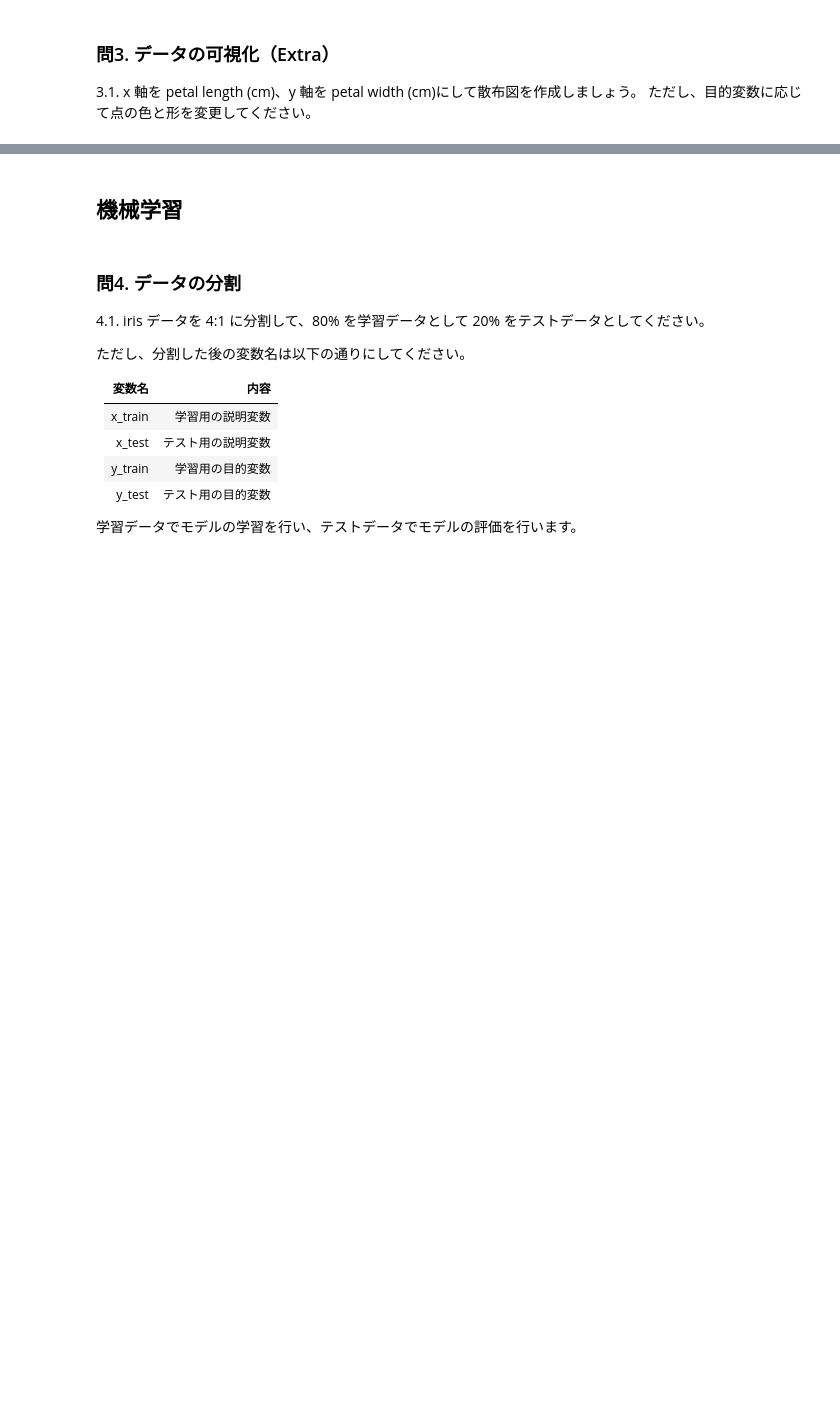
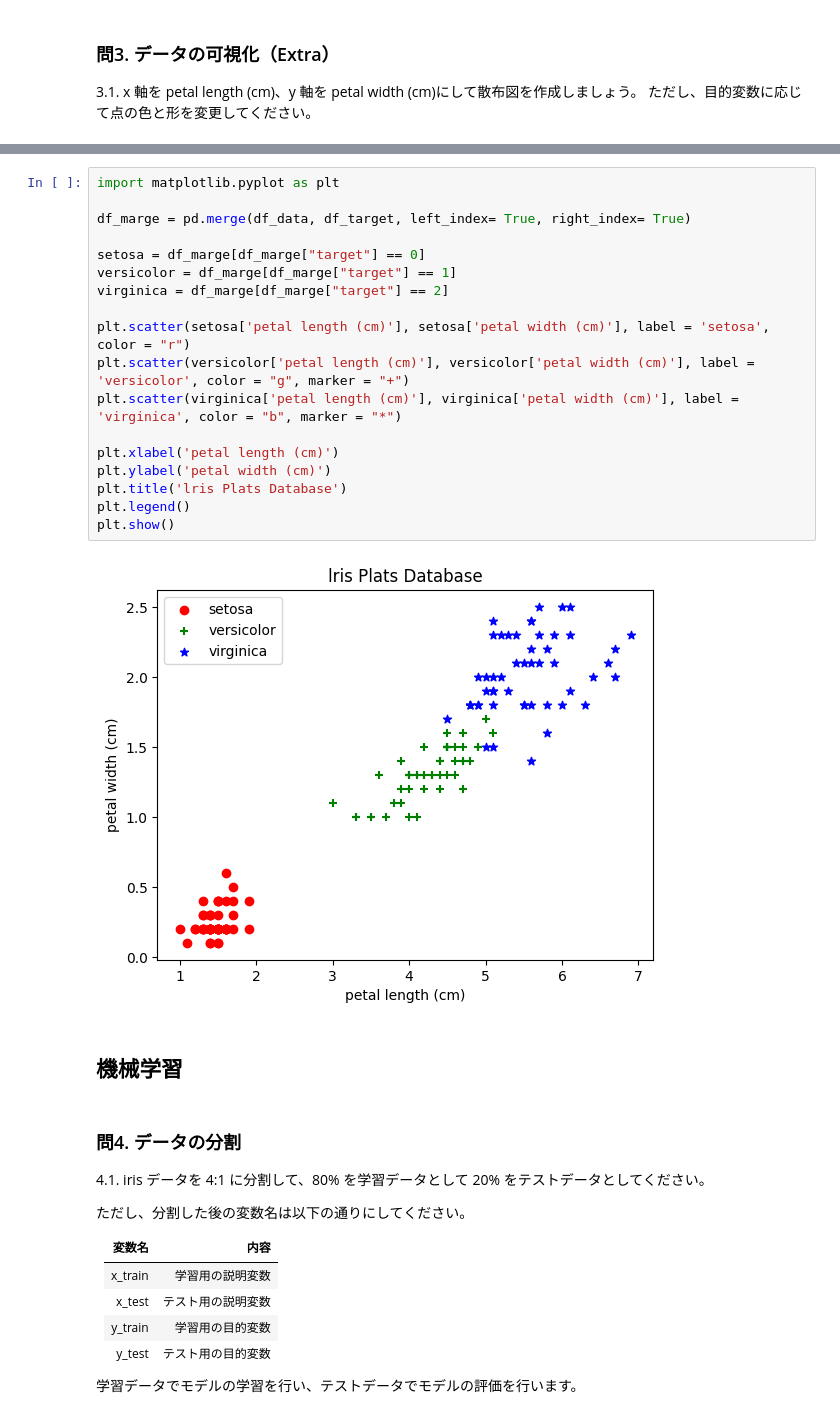
Before and after one commit to SuzukiDaiki-11/BasicPython, a Jupyter notebook: sklearn_quiz.ipynb, the cells around one changed output, grey strips where cells are left out. Cells and saved outputs as stored; diff of their text form; blank space fills up the shorter version.

```diff
--- a/sklearn_quiz.ipynb
+++ b/sklearn_quiz.ipynb
@@ -106,3 +101,23 @@ import matplotlib.pyplot as plt
+# %%
+import matplotlib.pyplot as plt
+
+df_marge = pd.merge(df_data, df_target, left_index= True, right_index= True)
+
+setosa = df_marge[df_marge["target"] == 0]
+versicolor = df_marge[df_marge["target"] == 1]
+virginica = df_marge[df_marge["target"] == 2]
+
+plt.scatter(setosa['petal length (cm)'], setosa['petal width (cm)'], label = 'setosa', color = "r")
+plt.scatter(versicolor['petal length (cm)'], versicolor['petal width (cm)'], label = 'versicolor', color = "g", marker = "+")
+plt.scatter(virginica['petal length (cm)'], virginica['petal width (cm)'], label = 'virginica', color = "b", marker = "*")
+
+plt.xlabel('petal length (cm)')
+plt.ylabel('petal width (cm)')
+plt.title('lris Plats Database')
+plt.legend()
+plt.show()
+# %% [output]
+[figure, added]
 # %% [markdown]
 ## 機械学習
 # %% [markdown]
```
Also changed, not shown: parts of 6 cells of this notebook.
